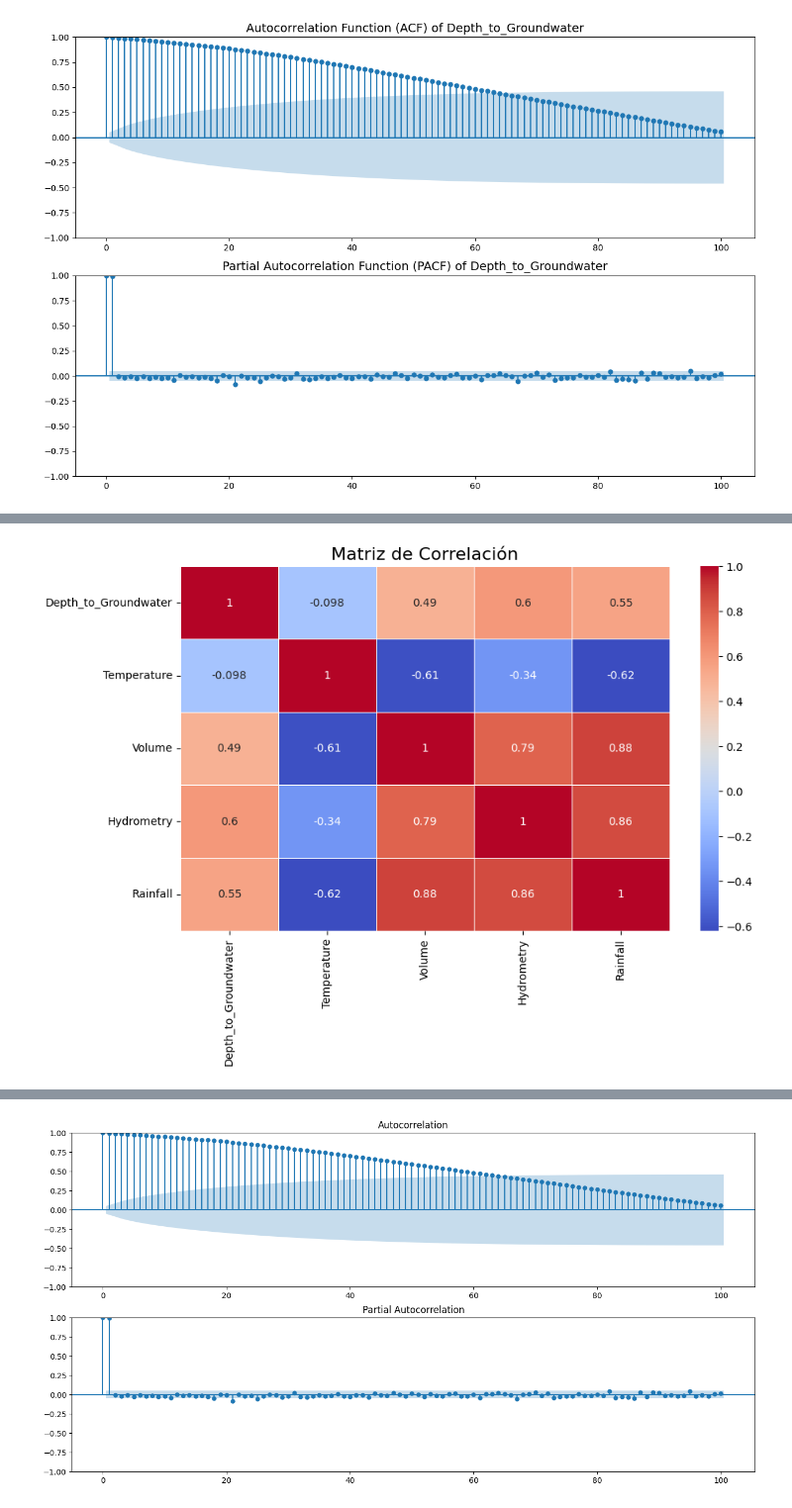
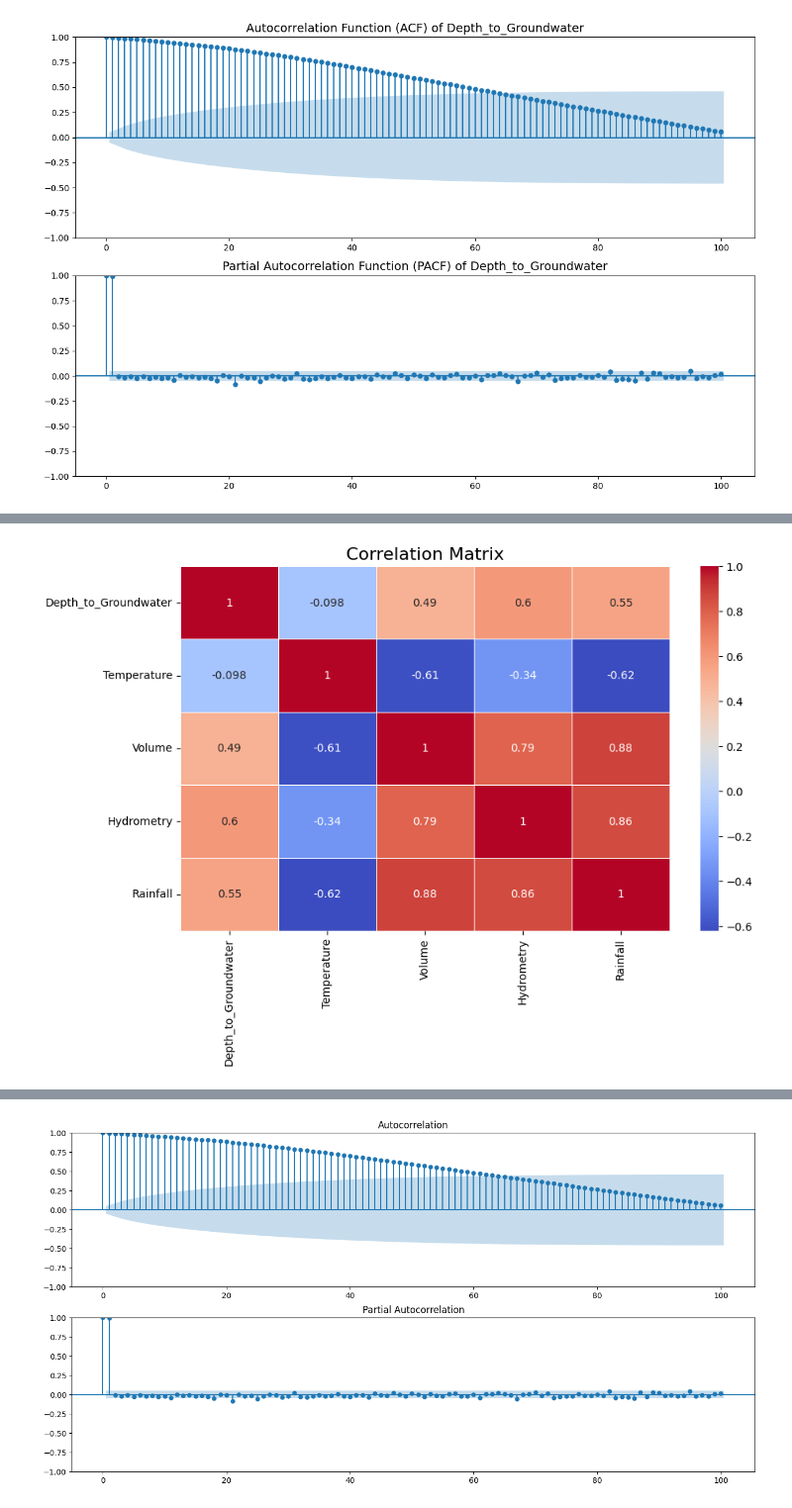
Before and after one commit to Munchkinland/Time-Series-Acea-Smart-Water-Analytics-, a Jupyter notebook: src/explore.ipynb, the cells around one changed output, grey strips where cells are left out. Shown at 99% size. Saved outputs shown, nothing was run; the diff lists cells and outputs as text; code cells hidden in the pictures.

```diff
--- a/src/explore.ipynb
+++ b/src/explore.ipynb
@@ -690,20 +574,17 @@ Cada gráfico tiene el eje x etiquetado como "Date", que va desde octubre de 201
 # %%
-import seaborn as sns
-import matplotlib.pyplot as plt
-
-# Selecciona las columnas de interés
+# Select the columns of interest
 columns_of_interest = ['Depth_to_Groundwater', 'Temperature', 'Volume', 'Hydrometry', 'Rainfall']
 
-# Filtra el DataFrame original para incluir solo las columnas de interés
+# Filters the original DataFrame to include only the columns of interest
 subset_data = total_data[columns_of_interest]
 
-# Calcula la matriz de correlación para las columnas seleccionadas
+# Calculates the correlation matrix for the selected columns
 correlation_matrix = subset_data.corr()
 
-# Crea un mapa de calor (heatmap) para visualizar la matriz de correlación
+# Create a heatmap to visualize the correlation matrix
 plt.figure(figsize=(10, 6))
 sns.heatmap(correlation_matrix, annot=True, cmap='coolwarm', linewidths=0.5)
-plt.title('Matriz de Correlación', fontsize=16)
+plt.title('Correlation Matrix', fontsize=16)
 plt.show()
 # %% [output]
-[figure, old version]
+[figure, new version]
```
Also changed, not shown: parts of 68 cells of this notebook, 1 other file.
